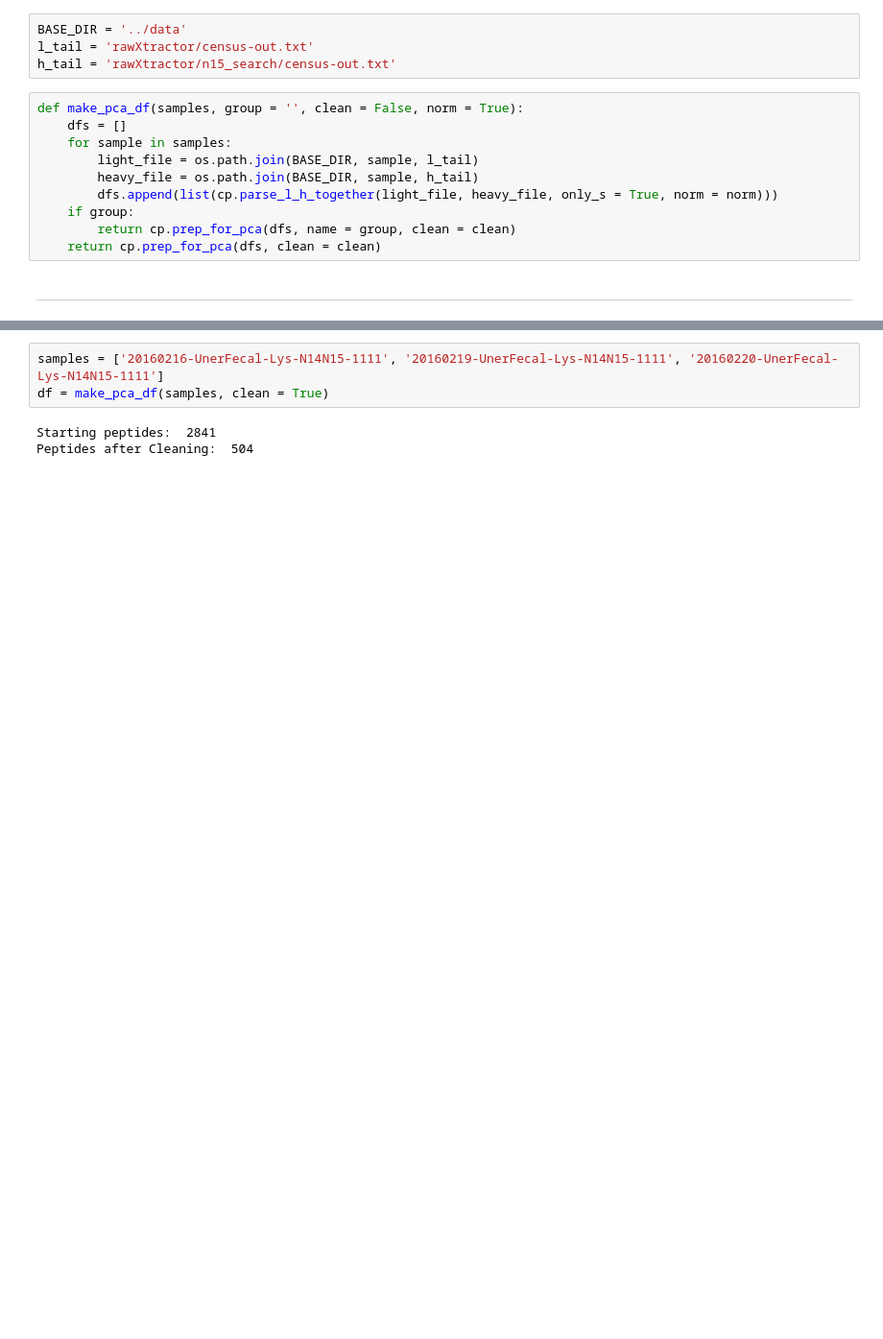
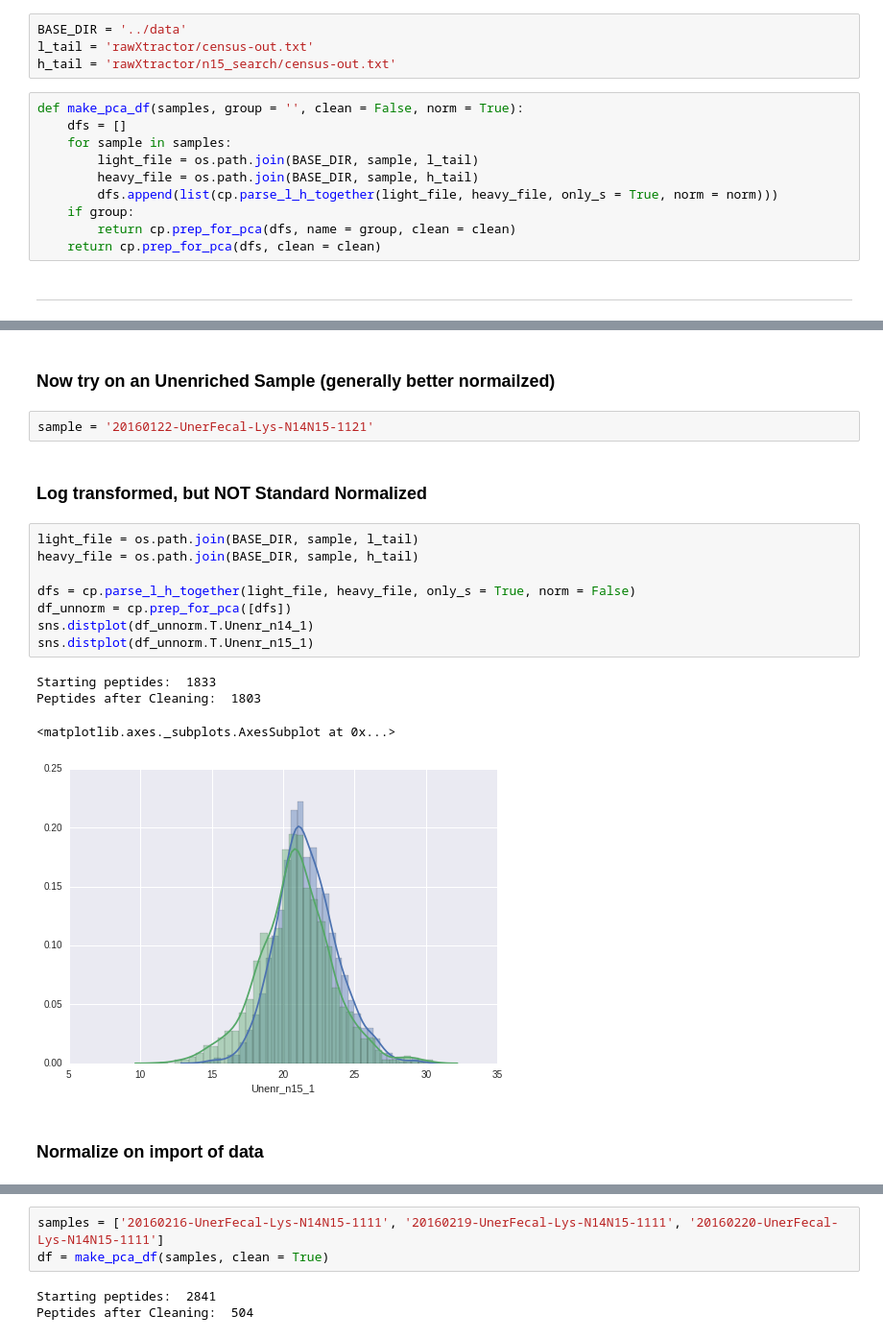
Before and after one commit to mmayers12/n15_mice, a Jupyter notebook: ipynbs/census-PCA-Normalized.ipynb, the cells around one changed output, grey strips where cells are left out. Shown at 96% size. Drawn from its saved outputs; the diff is of its cells as text; blank space fills up the shorter version.

```diff
--- a/ipynbs/census-PCA-Normalized.ipynb
+++ b/ipynbs/census-PCA-Normalized.ipynb
@@ -28,0 +76,21 @@ def make_pca_df(samples, group = '', clean = False, norm = True):
+# %% [markdown]
+### Now try on an Unenriched Sample (generally better normailzed)
+# %%
+sample = '20160122-UnerFecal-Lys-N14N15-1121'
+# %% [markdown]
+### Log transformed, but NOT Standard Normalized
+# %%
+light_file = os.path.join(BASE_DIR, sample, l_tail)
+heavy_file = os.path.join(BASE_DIR, sample, h_tail)
+
+dfs = cp.parse_l_h_together(light_file, heavy_file, only_s = True, norm = False)
+df_unnorm = cp.prep_for_pca([dfs])
+sns.distplot(df_unnorm.T.Unenr_n14_1)
+sns.distplot(df_unnorm.T.Unenr_n15_1)
+# %% [output]
+Starting peptides:  1833
+Peptides after Cleaning:  1803
+<matplotlib.axes._subplots.AxesSubplot at 0x...>
+[figure, added]
+# %% [markdown]
+### Normalize on import of data
```
Also changed, not shown: parts of 74 cells of this notebook, 2 other files.
